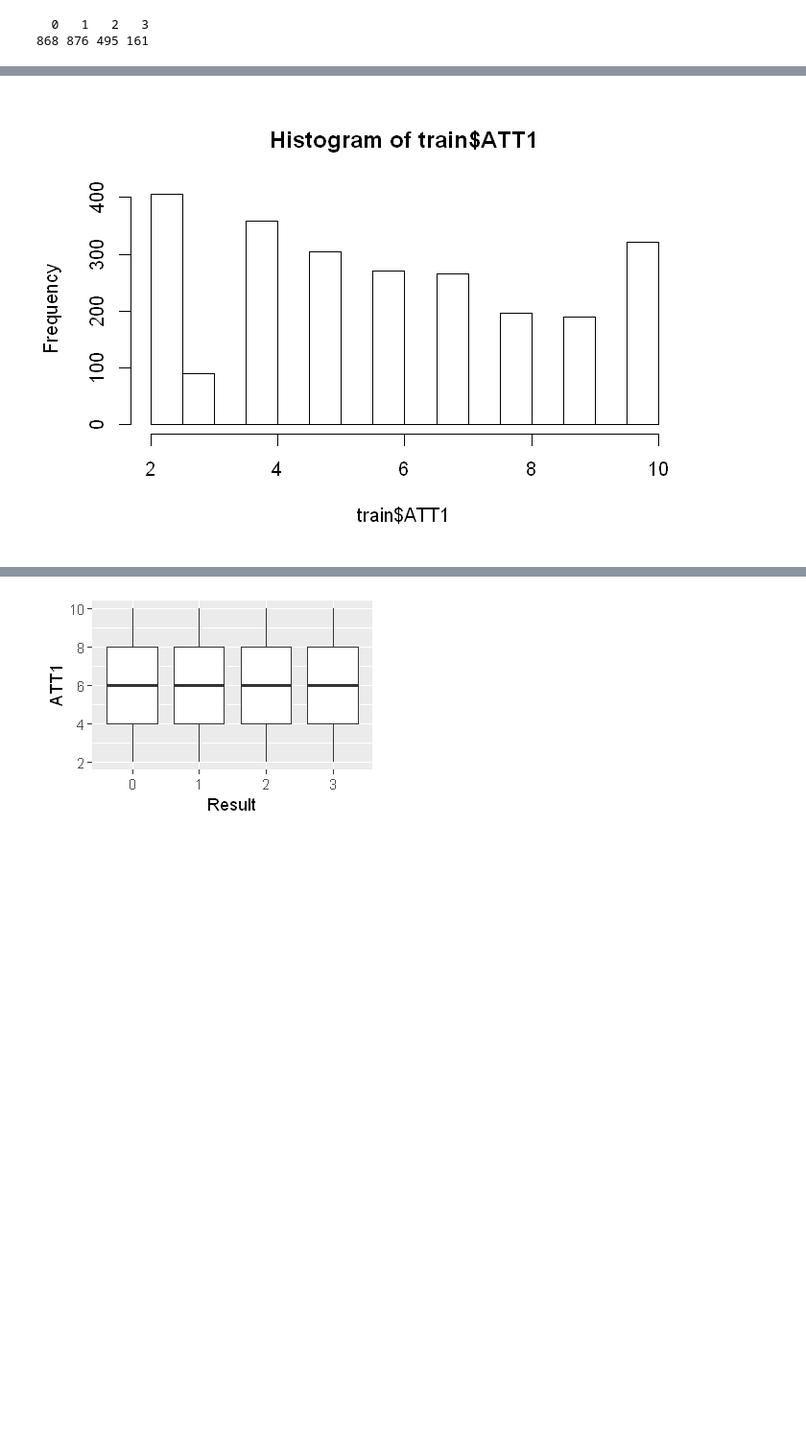
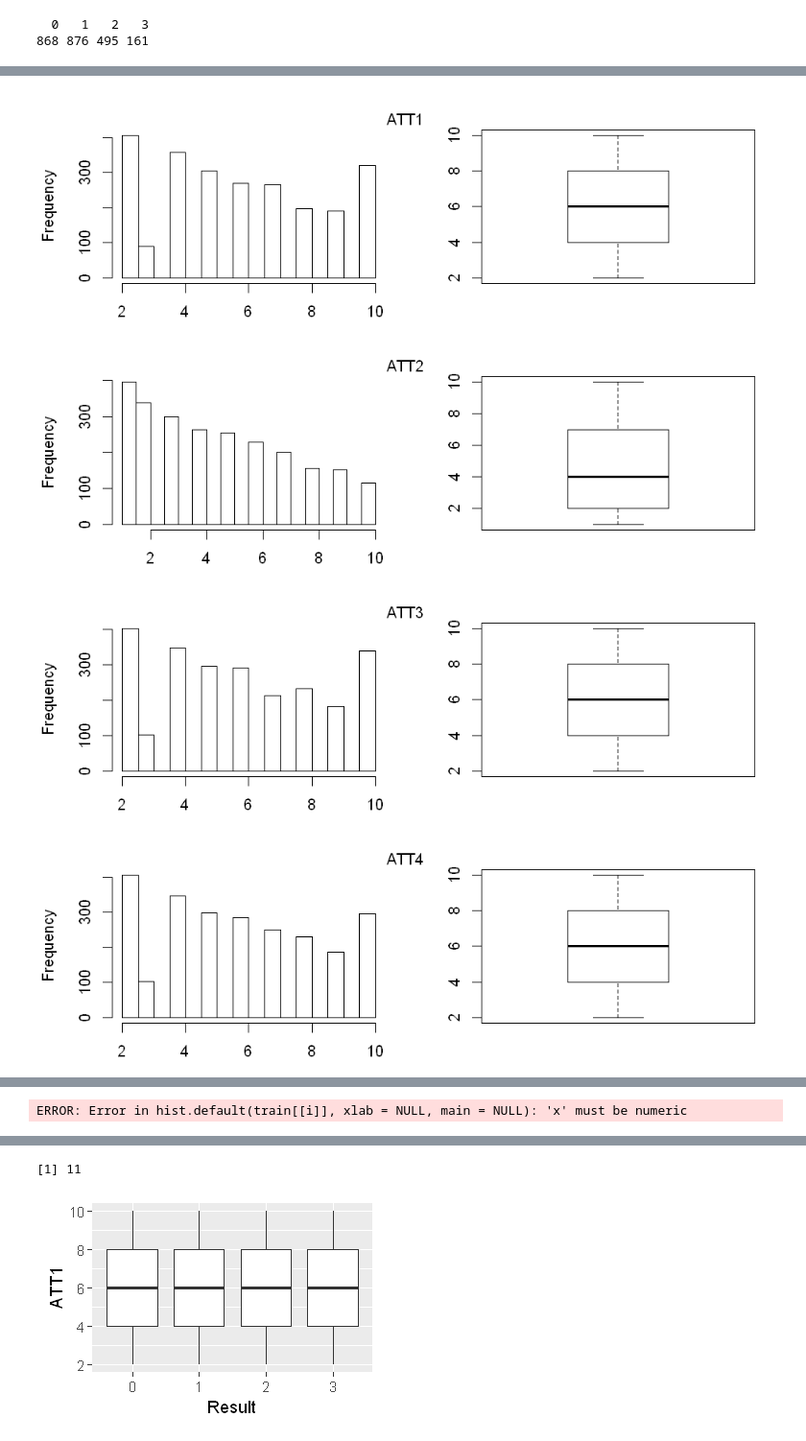
Before and after one commit to codeBehindMe/ADLA3, a Jupyter notebook: groupG.ipynb, the cells around one changed output, grey strips where cells are left out. Shown at 96% size. Drawn from its saved outputs; the diff is of its cells as text; code cells hidden in the pictures; blank space fills up the shorter version.

```diff
--- a/groupG.ipynb
+++ b/groupG.ipynb
@@ -118,4 +124,18 @@ round(describe(train), 3)
-# %%
-hist(train$ATT1)
-# %% [output]
-[figure, removed]
+# %%
+oldpar <- par() #this records all the default settings
+par(mfrow=c(1,2)) # this makes to plots in one row
+par(mar=c(2.1,4.1,2.1,1.1)) #BLTR
+options(repr.plot.width=8, repr.plot.height=2.5)
+for (i in names(train)) {
+    if (i != "quality") {
+        hist(train[[i]],xlab=NULL,main=NULL)
+        boxplot(train[[i]])
+        mtext(i,side=3,line=-2, outer=TRUE)
+    }
+}
+suppressWarnings( par(oldpar)) # Restore settings
+# %% [output]
+[figure, added]
+[figure, added]
+[figure, added]
+[figure, added]
@@ -121,0 +146 @@ hist(train$ATT1)
+ERROR: Error in hist.default(train[[i]], xlab = NULL, main = NULL): 'x' must be numeric
@@ -122,3 +149,7 @@ hist(train$ATT1)
+# %%
+length(train[train$ATT10==1,])
+# %% [output]
+[1] 11
 # %%
 options(repr.plot.width = 3)
 options(repr.plot.height = 2)
```
Also changed, not shown: parts of 22 cells of this notebook, 2 other files.
